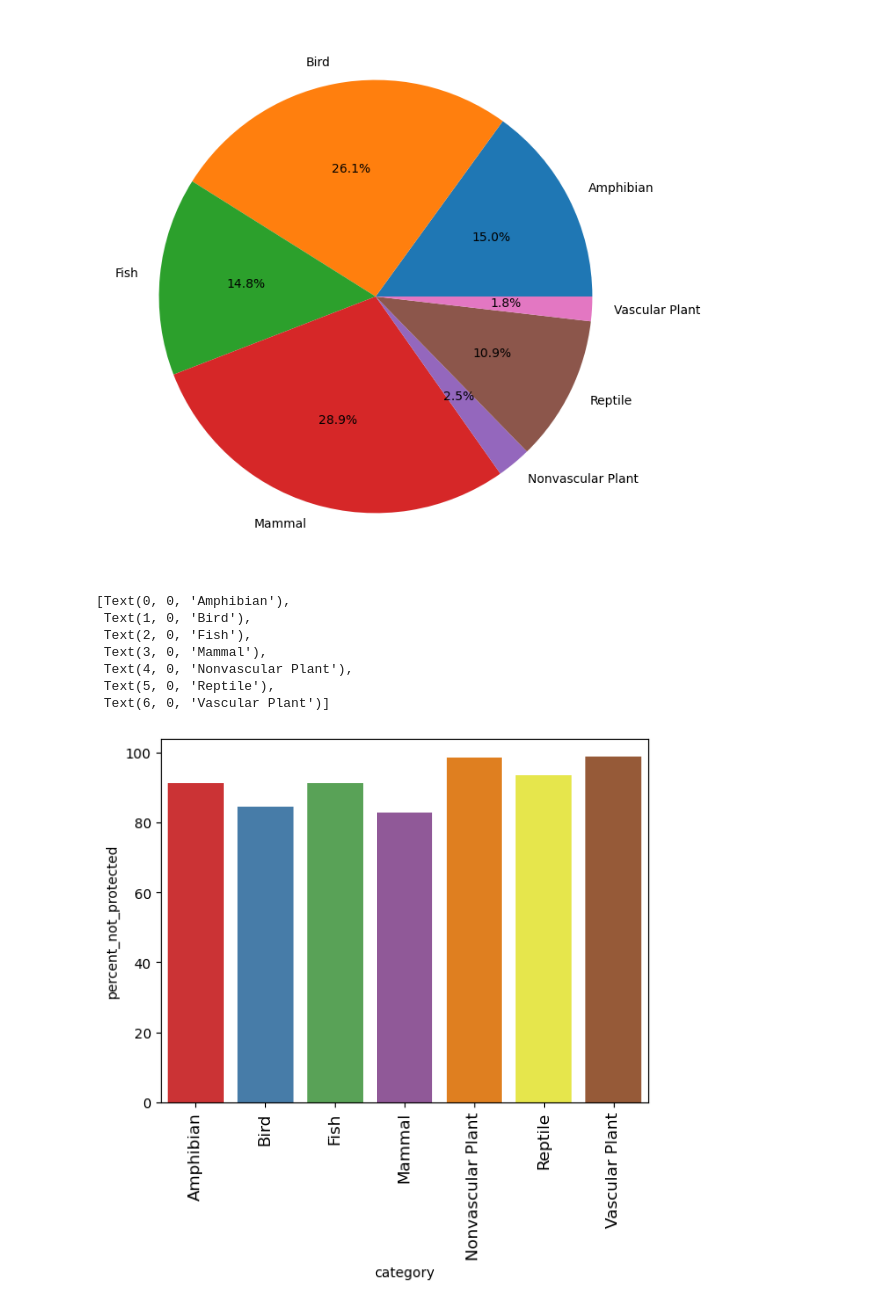
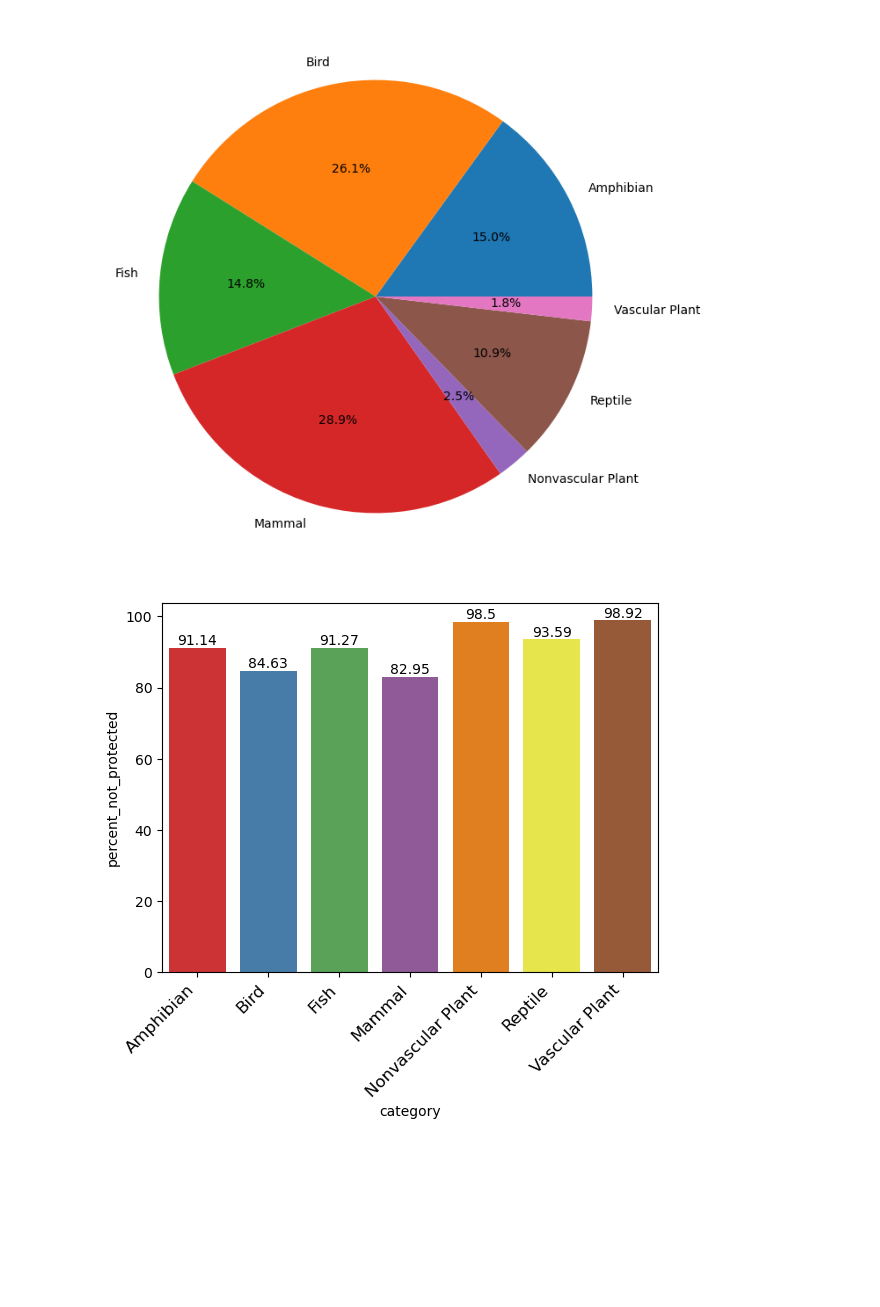
Before and after one commit to unclethien/National_Parks_Service_Project, a Jupyter notebook: biodiversity.ipynb, the cells around one changed output. Saved outputs shown, nothing was run; the diff lists cells and outputs as text; code cells hidden in the pictures; blank space fills up the shorter version.

```diff
--- a/biodiversity.ipynb
+++ b/biodiversity.ipynb
@@ -245,8 +251,8 @@ category_counts = species.groupby(['category', 'is_protected'])\
     .scientific_name.nunique().reset_index()\
         .pivot(columns='is_protected', index='category', values='scientific_name').reset_index()
 category_counts.columns = ['category', 'not_protected', 'protected']
-category_counts['percent_protected'] = (category_counts.protected / (category_counts.protected + category_counts.not_protected))*100
-category_counts['percent_not_protected'] = (category_counts.not_protected / (category_counts.protected + category_counts.not_protected))*100
+category_counts['percent_protected'] = round((category_counts.protected / (category_counts.protected + category_counts.not_protected))*100,2)
+category_counts['percent_not_protected'] = round((category_counts.not_protected / (category_counts.protected + category_counts.not_protected))*100,2)
 category_counts
 # %% [output]
 |  | category | not_protected | protected | percent_protected | percent_not_protected |
@@ -267,14 +273,10 @@ plt.show()
 # %%
 #create bar chart to show percentage of not protected species for each category
 ax = sns.barplot(data=category_counts, x='category', y='percent_not_protected', palette="Set1")
-ax.set_xticklabels(ax.get_xticklabels(), rotation=90, ha="right", fontsize=12, fontweight='light',
-     color='black', horizontalalignment='center', fontstyle='normal', fontfamily='sans-serif',wrap = False)
+ax.set_xticklabels(ax.get_xticklabels(), rotation=45, ha="right", fontsize=12, fontweight='light',
+     color='black', fontstyle='normal', fontfamily='sans-serif',wrap = False)
+
+for i in ax.containers:
+    ax.bar_label(i,)
 # %% [output]
-[Text(0, 0, 'Amphibian'),
- Text(1, 0, 'Bird'),
- Text(2, 0, 'Fish'),
- Text(3, 0, 'Mammal'),
- Text(4, 0, 'Nonvascular Plant'),
- Text(5, 0, 'Reptile'),
- Text(6, 0, 'Vascular Plant')]
-[figure, old version]
+[figure, new version]
```
Also changed, not shown: parts of 4 cells of this notebook.
